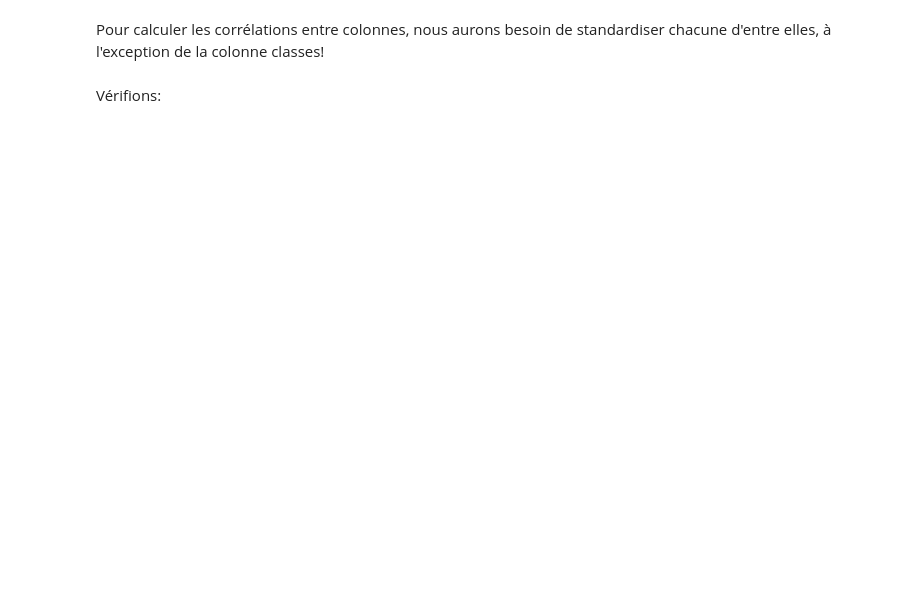
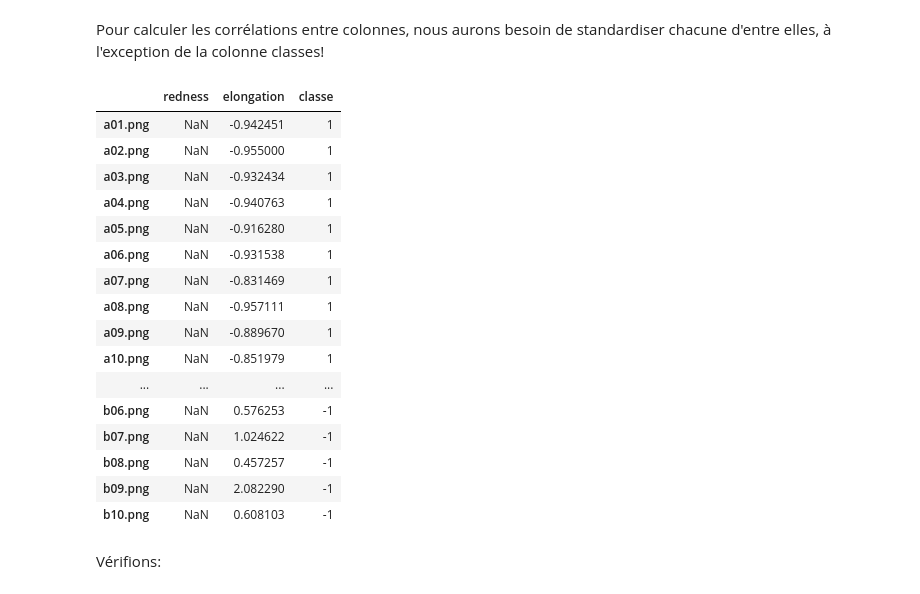
Before and after one commit to Th0rgal/MiniProjet, a Jupyter notebook: analyse_de_donnees.ipynb, the cells around one changed output. Saved outputs shown, nothing was run; the diff lists cells and outputs as text; code cells hidden in the pictures; blank space fills up the shorter version.

```diff
--- a/analyse_de_donnees.ipynb
+++ b/analyse_de_donnees.ipynb
@@ -67,3 +84,25 @@ dfstd
+# %%
+dfstd =  (df - df.mean()) / df.std()
+dfstd["classe"] = df["classe"]
+dfstd
+# %% [output]
+|  | redness | elongation | classe |
+| a01.png | NaN | -0.942451 | 1 |
+| a02.png | NaN | -0.955000 | 1 |
+| a03.png | NaN | -0.932434 | 1 |
+| a04.png | NaN | -0.940763 | 1 |
+| a05.png | NaN | -0.916280 | 1 |
+| a06.png | NaN | -0.931538 | 1 |
+| a07.png | NaN | -0.831469 | 1 |
+| a08.png | NaN | -0.957111 | 1 |
+| a09.png | NaN | -0.889670 | 1 |
+| a10.png | NaN | -0.851979 | 1 |
+| ... | ... | ... | ... |
+| b06.png | NaN | 0.576253 | -1 |
+| b07.png | NaN | 1.024622 | -1 |
+| b08.png | NaN | 0.457257 | -1 |
+| b09.png | NaN | 2.082290 | -1 |
+| b10.png | NaN | 0.608103 | -1 |
 # %% [markdown]
 Vérifions:
 # %%
```
Also changed, not shown: parts of 9 cells of this notebook.
